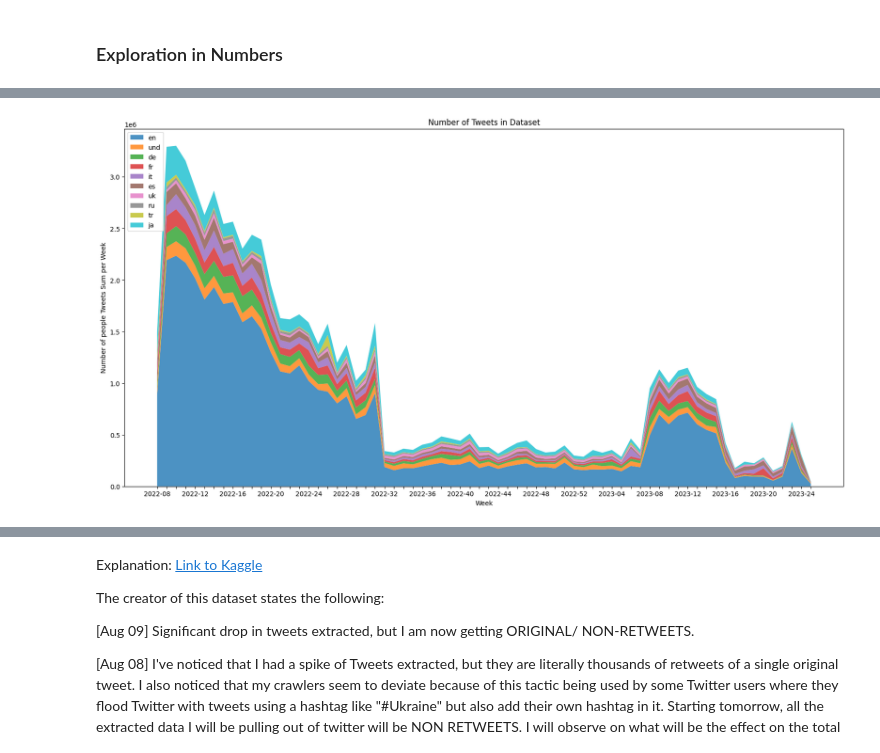
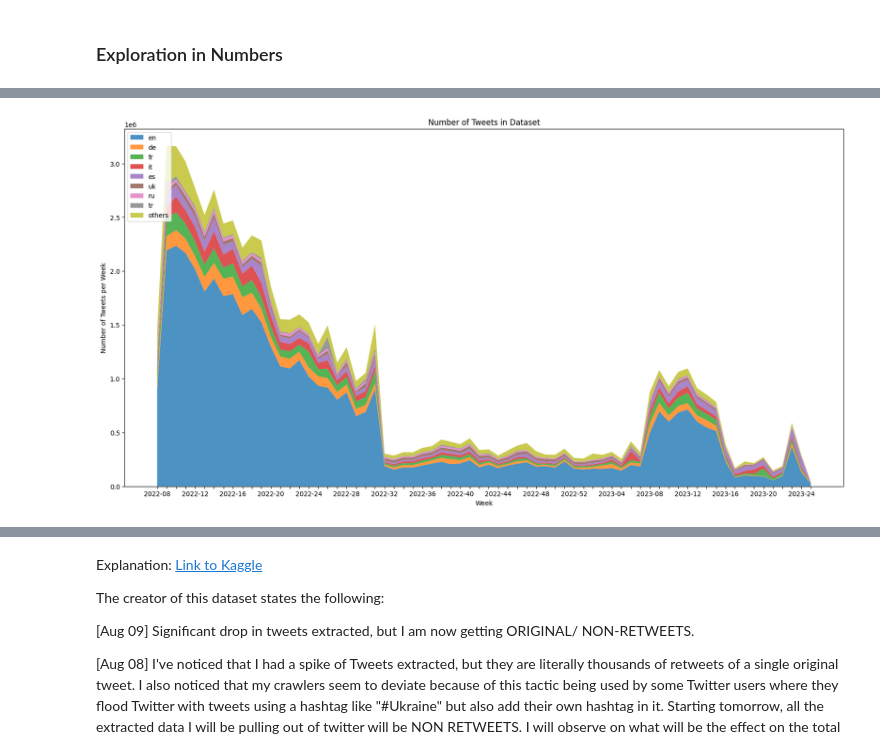
Before and after one commit to Freshpinguin/TopicAnalysisRUWTweets, a Jupyter notebook: Notebooks/FirstOpen.ipynb, the cells around one changed output, grey strips where cells are left out. Cells and saved outputs as stored; diff of their text form; code cells hidden in the pictures.

```diff
--- a/Notebooks/FirstOpen.ipynb
+++ b/Notebooks/FirstOpen.ipynb
@@ -40,6 +41,12 @@ import math
 # %% [markdown]
 ### Functionality for aggregating and loading the data
 # %%
+class OrigDataSchema(StrEnum):
+    IS_RETWEET = "is_retweet"
+    DATE = "tweetcreatedts"
+    ID = "tweetid"
+    TEXT = "text"
+
 def iterate_dataframes(path: str) -> Iterator[pd.DataFrame]:
     """
     Iterates over all .csv files in path as pd.DataFrame
@@ -58,12 +65,12 @@ def aggregate_dataframe(df: pd.DataFrame) -> Dict[str, Any]:
     df_la = df.groupby("language").count().reset_index()
     languages = df_la['language'].tolist()
     lang_counts = df_la['username'].tolist()
-    df['dupl'] = df.duplicated(subset="text") if not 'is_retweet' in df.columns else df.duplicated(subset="text") | df['is_retweet']
+    df['dupl'] = df.duplicated(subset="text") if  'is_retweet' not in df.columns else df.duplicated(subset="text") | df['is_retweet']
     languages_dupl = [la + "_dupl" for la in languages]
     lang_dupl_counts = df.groupby("language")['dupl'].sum().tolist()
     unique_user_count = df['userid'].unique().shape[0]
     row_count = df.shape[0]
-    duplicated_count = df.duplicated(subset="text").sum()
+    duplicated_count = df['dupl'].sum()#df.duplicated(subset="text").sum()
     date = df.iloc[0]['tweetcreatedts'][:10]
     aggregation = {'unique_users': unique_user_count,
                   'row_count': row_count,
@@ -96,7 +103,7 @@ def get_all_aggregated_data() -> pd.DataFrame:
     df_agg_2023 = pd.read_csv(path_2023)
     df_agg_2022 = pd.read_csv(path_2022)
 
-    df_agg = df_agg = pd.concat([df_agg_2022,df_agg_2023]).fillna(0)
+    df_agg = pd.concat([df_agg_2022,df_agg_2023]).fillna(0)
     return df_agg
 # %% [markdown]
 ### Create or load aggregated data
@@ -112,7 +119,7 @@ df_agg = get_all_aggregated_data()
 # %% [markdown]
 ### Functionality for data exploration
 # %%
-class DataSchema(StrEnum):
+class MetaDataSchema(StrEnum):
     USERS = "unique_users"
     ROWS = "row_count"
     DUPLICATED = "text_duplicated_count"
@@ -125,6 +132,8 @@ languages = np.array(['am', 'ar', 'bg', 'bn', 'ca', 'ckb', 'cs', 'cy', 'da', 'de
        'my', 'ne', 'nl', 'no', 'or', 'pa', 'pl', 'ps', 'pt', 'ro', 'ru', 'si',
        'sl', 'sr', 'sv', 'ta', 'te', 'th', 'tl', 'tr', 'uk', 'und', 'ur', 'vi',
        'zh','sd', 'km', 'lo', 'ug', 'bo'])
+
+selected_languages = np.array(['en','de','fr','it','es','uk','ru','others'])
 
 languages_dupl = np.array([la + "_dupl" for la in languages])
 language_counts = np.array([df_agg[la].sum() for la in languages])
@@ -162,4 +177,0 @@ Tweets duplicated on the same day total: 39001445. Tweets duplicated on the same
-# %%
-print(f"{'Language'  :10} | {'Count' :>15} | {'Freq' :>10} | {'Dupl %':>10} ")
-for language, count, freq, dupl in zip(languages, language_counts, language_freqs, language_dupl):
-    print(f"{language  : <10} | {int(count) :15} | {freq :10.2%} | {dupl/count :10.2%}  ")
@@ -193,29 +292,44 @@ plt.show()
 # %%
+def stackplot_languages_over_weeks(df: pd.DataFrame, selected_language: np.ndarray[str], save_path: str = None) -> None:
+    """
+    Plots sum over weeks of the aggregated df for each language.
+    """
+    for la in selected_languages:
+        if not la in df.columns:
+            raise KeyError(f"Language: {la} not in df.columns.")
 
-df_agg['weeks'] = df_agg['date'].apply(pd.to_datetime).apply(lambda x: str(x.year)+ "-" + str(x.week) if len(str(x.week))==2 else str(x.year)+ "-0" + str(x.week))
+    if not MetaDataSchema.DATE in df.columns:
+        raise KeyError(f"{MetaDataSchema.DATE} not in df.colummns.")
+
+    df['weeks'] = df[MetaDataSchema.DATE].apply(pd.to_datetime).apply(lambda x: str(x.year)+ "-" + str(x.week) if len(str(x.week))==2 else str(x.year)+ "-0" + str(x.week))
 
 
-df_weeks = df_agg.groupby("weeks")[selected_lang].sum()
+    df_weeks = df.groupby("weeks")[selected_language].sum()
 
 
-fig, ax = plt.subplots()
-index=["" for _ in range(len(df_weeks.index))]
-index[::4]=list(df_weeks.index)[::4]
-with warnings.catch_warnings():
-    warnings.filterwarnings("ignore")
-    ax.set_xticklabels(index)
+    fig, ax = plt.subplots()
+    index=["" for _ in range(len(df_weeks.index))]
+    index[::4]=list(df_weeks.index)[::4]
+    with warnings.catch_warnings():
+        warnings.filterwarnings("ignore")
+        ax.set_xticklabels(index)
 
-ax.stackplot(df_weeks.index, [df_weeks[la] for la in selected_lang],
-             labels=languages, alpha=0.8)
+    ax.stackplot(df_weeks.index, [df_weeks[la] for la in selected_language],
+                 labels=selected_language, alpha=0.8)
 
 
-ax.legend(loc='upper left')
-ax.set_title('Number of Tweets in Dataset')
-ax.set_xlabel('Week')
+    ax.legend(loc='upper left')
+    ax.set_title('Number of Tweets in Dataset')
+    ax.set_xlabel('Week')
 
-ax.set_ylabel('Number of people Tweets Sum per Week')
+    ax.set_ylabel('Number of Tweets per Week')
 
-plt.show()
+
+    if save_path:
+        plt.savefig(save_path)
+    plt.show()
+
+stackplot_languages_over_weeks(df_agg, selected_languages)
 # %% [output]
-[figure, old version]
+[figure, new version]
 # %%
```
Also changed, not shown: parts of 15 cells of this notebook.
